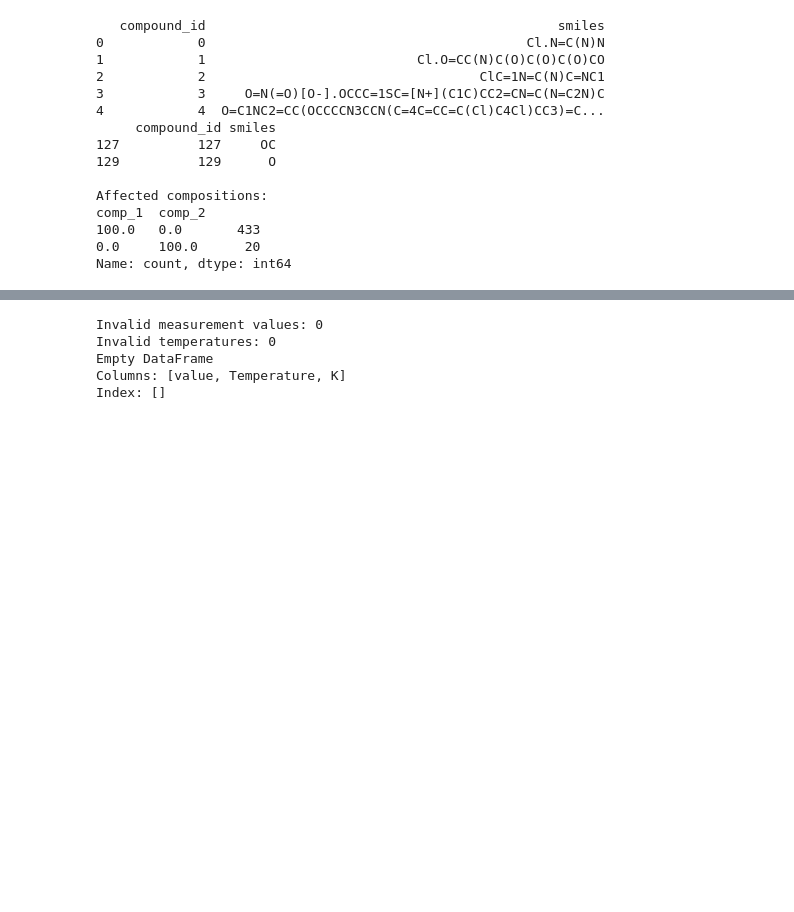
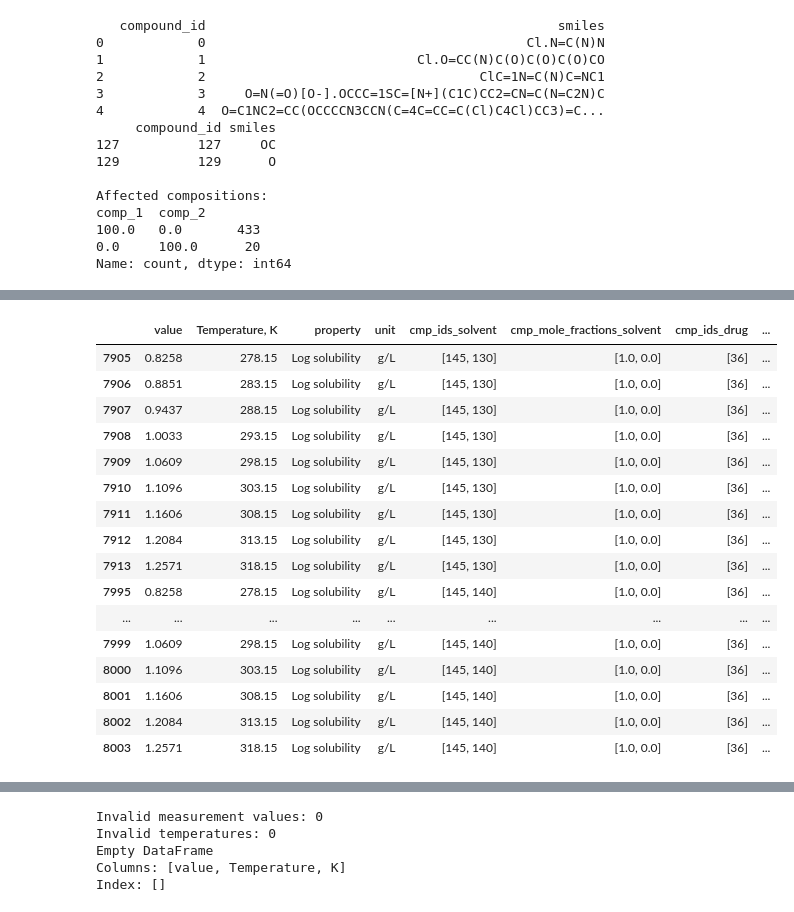
Before and after one commit to nami-nia/CHE1147-Data-Science-Project, a Jupyter notebook: data_cleaning_CL/data_cleaning.ipynb, the cells around one changed output, grey strips where cells are left out. Drawn from its saved outputs; the diff is of its cells as text; code cells hidden in the pictures; blank space fills up the shorter version.

```diff
--- a/data_cleaning_CL/data_cleaning.ipynb
+++ b/data_cleaning_CL/data_cleaning.ipynb
@@ -250,0 +430,16 @@ for idx in df.index[mismatch]:
+# %%
+# Verify the repaired solvent IDs and fractions
+repaired_ids = repaired["cmp_ids_solvent"].apply(ast.literal_eval)
+
+repaired_fractions = repaired[
+    "cmp_mole_fractions_solvent"
+].apply(ast.literal_eval)
+
+# Check if all rows contain two solvent slots and two fractions
+assert repaired_ids.apply(len).eq(2).all(), (
+    "Some rows do not contain two solvent slots"
+)
+
+assert repaired_fractions.apply(len).eq(2).all(), (
+    "Some rows do not contain two solvent fractions"
+)
@@ -278,12 +634,49 @@ Rows retained: 27166
 # %%
 # check the duplication after repair
 
-print("Exact duplicates before repair:", df.duplicated().sum())
-print("Exact duplicates after repair:", repaired.duplicated().sum())
+def active_composition(ids_text, fractions_text):
+    ids = ast.literal_eval(ids_text)
+    fractions = ast.literal_eval(fractions_text)
+
+    assert len(ids) == len(fractions)
+
+    # Ignore zero-fraction slots before converting IDs to integers.
+    # This also excludes "N/A", whose fraction was verified as zero.
+    return tuple(sorted(
+        (int(cid), float(fraction))
+        for cid, fraction in zip(ids, fractions)
+        if fraction > 0
+    ))
+
+
+# Preserve all other fields in the duplicate comparison,
+
+composition_columns = [
+    "cmp_ids_drug",
+    "cmp_mole_fractions_drug",
+    "cmp_ids_solvent",
+    "cmp_mole_fractions_solvent"
+]
+
+duplicate_keys = repaired.drop(columns=composition_columns).copy()
+
+for kind in ["drug", "solvent"]:
+    duplicate_keys[f"active_{kind}_composition"] = [
+        active_composition(ids, fractions)
+        for ids, fractions in zip(
+            repaired[f"cmp_ids_{kind}"],
+            repaired[f"cmp_mole_fractions_{kind}"]
+        )
+    ]
+
+duplicate_mask = duplicate_keys.duplicated(keep="first")
 
 duplicate_rows = repaired.loc[
-    repaired.duplicated(keep=False)
+    duplicate_keys.duplicated(keep=False)
 ]
 
-print(duplicate_rows.head)
+print("Exact text-based duplicates:", int(repaired.duplicated().sum()))
+print("Duplicate rows to remove:", int(duplicate_mask.sum()))
+
+display(duplicate_rows)
 # %% [output]
@@ -307,2 +685,19 @@ Exact duplicates after repair: 9
+|  | value | Temperature, K | property | unit | cmp_ids_solvent | cmp_mole_fractions_solvent | cmp_ids_drug | ... |
+| 7905 | 0.8258 | 278.15 | Log solubility | g/L | [145, 130] | [1.0, 0.0] | [36] | ... |
+| 7906 | 0.8851 | 283.15 | Log solubility | g/L | [145, 130] | [1.0, 0.0] | [36] | ... |
+| 7907 | 0.9437 | 288.15 | Log solubility | g/L | [145, 130] | [1.0, 0.0] | [36] | ... |
+| 7908 | 1.0033 | 293.15 | Log solubility | g/L | [145, 130] | [1.0, 0.0] | [36] | ... |
+| 7909 | 1.0609 | 298.15 | Log solubility | g/L | [145, 130] | [1.0, 0.0] | [36] | ... |
+| 7910 | 1.1096 | 303.15 | Log solubility | g/L | [145, 130] | [1.0, 0.0] | [36] | ... |
+| 7911 | 1.1606 | 308.15 | Log solubility | g/L | [145, 130] | [1.0, 0.0] | [36] | ... |
+| 7912 | 1.2084 | 313.15 | Log solubility | g/L | [145, 130] | [1.0, 0.0] | [36] | ... |
+| 7913 | 1.2571 | 318.15 | Log solubility | g/L | [145, 130] | [1.0, 0.0] | [36] | ... |
+| 7995 | 0.8258 | 278.15 | Log solubility | g/L | [145, 140] | [1.0, 0.0] | [36] | ... |
+| ... | ... | ... | ... | ... | ... | ... | ... | ... |
+| 7999 | 1.0609 | 298.15 | Log solubility | g/L | [145, 140] | [1.0, 0.0] | [36] | ... |
+| 8000 | 1.1096 | 303.15 | Log solubility | g/L | [145, 140] | [1.0, 0.0] | [36] | ... |
+| 8001 | 1.1606 | 308.15 | Log solubility | g/L | [145, 140] | [1.0, 0.0] | [36] | ... |
+| 8002 | 1.2084 | 313.15 | Log solubility | g/L | [145, 140] | [1.0, 0.0] | [36] | ... |
+| 8003 | 1.2571 | 318.15 | Log solubility | g/L | [145, 140] | [1.0, 0.0] | [36] | ... |
 # %%
 # for duplications, keeping the first occurrence
```
Also changed, not shown: parts of 19 cells of this notebook, 9 other files.
